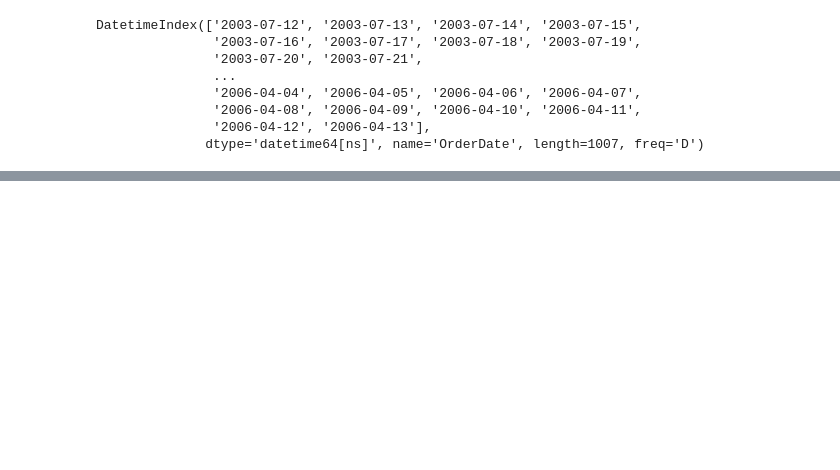
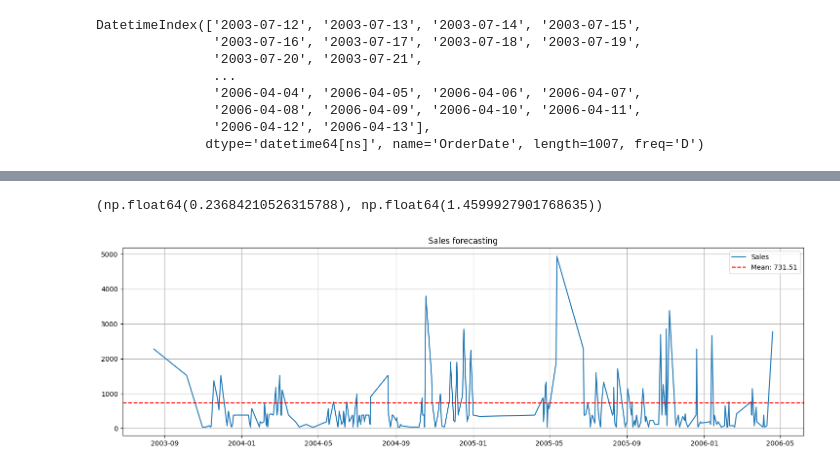
Before and after one commit to carlotagordillo2/final-proyect, a Jupyter notebook: ML/stock_function.ipynb, the cells around one changed output, grey strips where cells are left out. Cells and saved outputs as stored; diff of their text form; code cells hidden in the pictures; blank space fills up the shorter version.

```diff
--- a/ML/stock_function.ipynb
+++ b/ML/stock_function.ipynb
@@ -152,0 +193,3 @@ DatetimeIndex(['2003-07-12', '2003-07-13', '2003-07-14', '2003-07-15',
+# %%
+df, lead_time = f.select_products_lead_time(df_products, 861)
+df, lead_time
@@ -152,0 +234,9 @@ DatetimeIndex(['2003-07-12', '2003-07-13', '2003-07-14', '2003-07-15',
+# %%
+lead_time_avg, lead_time_std = f.metricas_lead_time(lead_time)
+lead_time_avg, lead_time_std
+# %% [output]
+(np.float64(0.23684210526315788), np.float64(1.4599927901768635))
+# %%
+sales = f.demanda(df)
+# %% [output]
+[figure, added]
```
Also changed, not shown: parts of 16 cells of this notebook, 3 other files.
